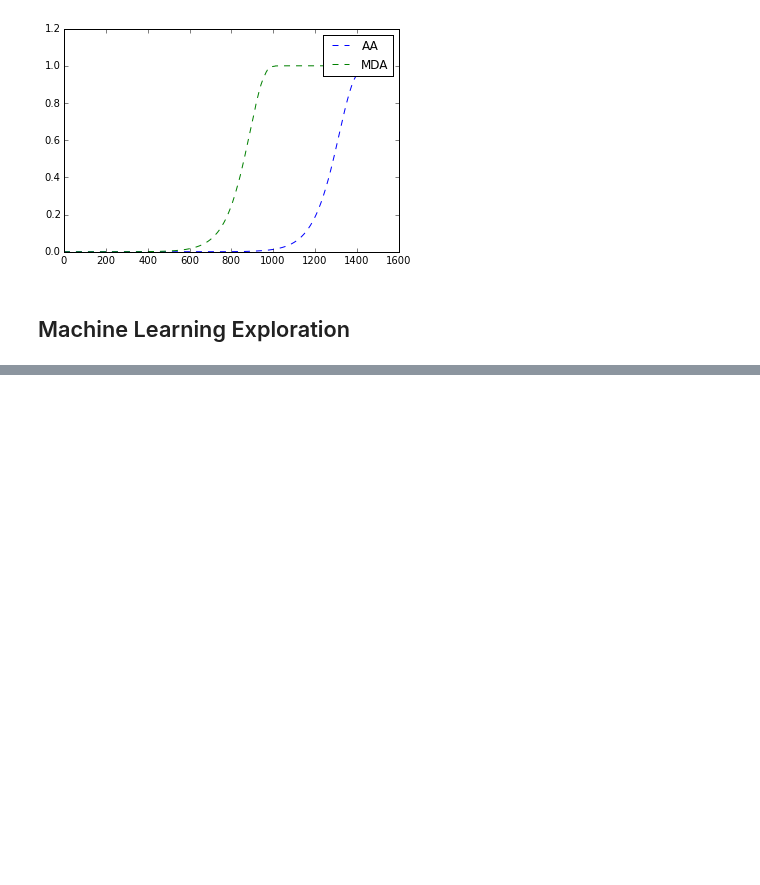
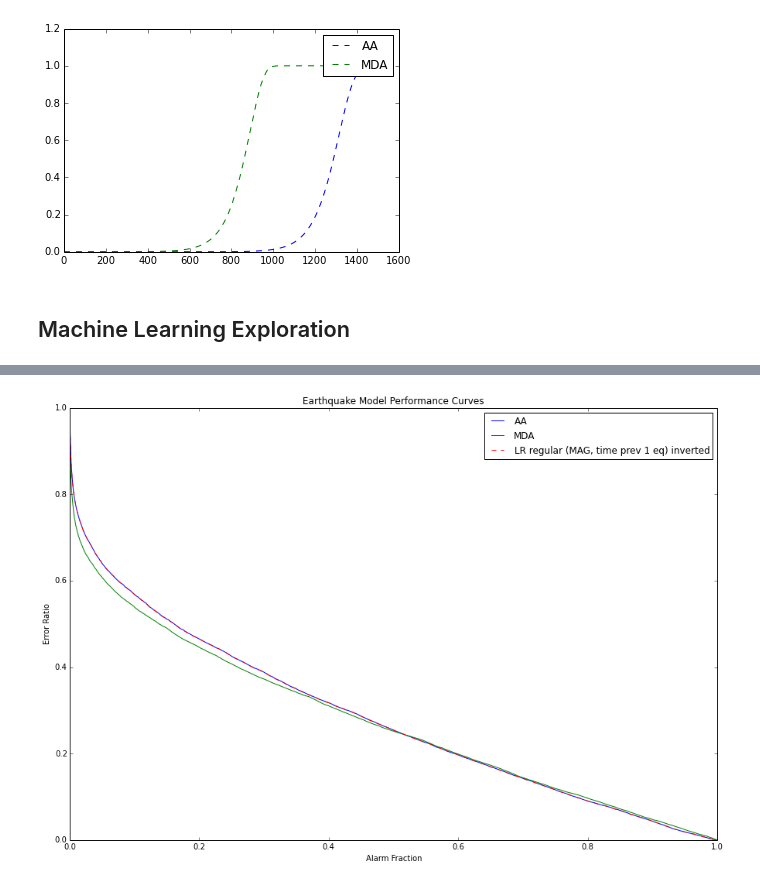
Before and after one commit to AlvinYuan/analyzers, a Jupyter notebook: notebooks/CS294.ipynb, the cells around one changed output, grey strips where cells are left out. Cells and saved outputs as stored; diff of their text form; code cells hidden in the pictures; blank space fills up the shorter version.

```diff
--- a/notebooks/CS294.ipynb
+++ b/notebooks/CS294.ipynb
@@ -884,0 +1003,85 @@ Wall time: 6.52 s
+# %%
+%%time
+"""
+Input: raw magnitude, time to previous 1-8 earthquakes
+Output: time till next earthquake
+Model: ElasticNet (regularized LinearRegression)
+Model Parameters: default
+Model->Alarm Model Function: simple_inverter_alarm_func_generator
+---Results---
+Similar to the previous exploration but now we regularize.
+Similar findings: more features helps but eventually leads to overfitting.
+Interestingly, the third earthquake maintains a non-zero coefficient even as more features are added.
+This might be an indicator/confirmation that 3 is a good number of events to look back at.
+"""
+labels = []
+for beginning_cutoff in range(1, 8):
+    # Set up Input/Output data
+    end_cutoff = 1
+    training_event_times = np.matrix(training["datetime"].values).getT()
+    training_matrix = np.matrix(training[["MAG"]].values)[beginning_cutoff:]
+    for i in range(1, beginning_cutoff + 1):
+        training_matrix = np.concatenate((training_matrix, offset_till_nth_next(training_event_times, i)[beginning_cutoff-i:]), axis=1)
+    training_goals = offset_till_nth_next(training_event_times, n)[beginning_cutoff:]
+    training_event_times = training_event_times[beginning_cutoff:]
+    test_event_times = np.matrix(test["datetime"].values).getT()
+    test_matrix = np.matrix(test[["MAG"]].values)[beginning_cutoff:]
+    for i in range(1, beginning_cutoff + 1):
+        test_matrix = np.concatenate((test_matrix, offset_till_nth_next(test_event_times, i)[beginning_cutoff-i:]), axis=1)
+    test_event_times = test_event_times[beginning_cutoff:]
+
+    # Set up Model
+    model = linear_model.ElasticNet()
+
+    # Set up Model->Alarm Model Function
+    def simple_inverter_alarm_func_generator(multiplier, max_alarm_length):
+        def alarm_func(time_predictions):
+            start_offsets = np.zeros([time_predictions.shape[0], 1])
+            stop_offsets = multiplier * np.maximum(0, (max_alarm_length - time_predictions))
+            return start_offsets, stop_offsets
+        return alarm_func
+
+    alarm_func_generator = simple_inverter_alarm_func_generator
+
+    # Training/Evaluation Variables
+    max_alarm_length = np.max(offset_till_nth_next(training_event_times, 1))
+    # Compute alarm_fractions and error_ratios for regression trees on magnitude data by varying multipler
+    multipliers = [max_alarm_length * .985**i for i in range(1500)]
+
+    # Training
+    model.fit(training_matrix[:-end_cutoff,:], training_goals)
+    alarm_fractions = []
+    error_ratios = []
+    for multiplier in multipliers:
+        alarm_model = convert_time_prediction_model_to_alarm_model(model, alarm_func_generator(multiplier, max_alarm_length))
+        alarms = alarm_model(training_matrix, training_event_times)
+        predicted, time_contributions = process_alarms(training_event_times, alarms)
+        alarm_fractions.append(alarm_fraction(training_event_times, time_contributions))
+        error_ratios.append(error_ratio(predicted))
+    check_coverage(alarm_fractions, error_ratios)
+    training_points = clean_points(alarm_fractions, error_ratios)
+    # Print Training Results
+    print "Coefficients: ", model.coef_
+    print "Model Goodness of Fit: ", model.score(training_matrix[:-n,:], training_goals)
+
+    # Evaluation
+    alarm_fractions = []
+    error_ratios = []
+    for multiplier in multipliers:
+        alarm_model = convert_time_prediction_model_to_alarm_model(model, alarm_func_generator(multiplier, max_alarm_length))
+        alarms = alarm_model(test_matrix, test_event_times)
+        predicted, time_contributions = process_alarms(test_event_times, alarms)
+        alarm_fractions.append(alarm_fraction(test_event_times, time_contributions))
+        error_ratios.append(error_ratio(predicted))
+    check_coverage(alarm_fractions, error_ratios)
+    test_points = clean_points(alarm_fractions, error_ratios)
+
+    label = "LR regular (MAG, time prev " + str(beginning_cutoff) + " eq) inverted"
+    labels.append(label)
+    tested_models[label] = { "training": training_points, "test": test_points }
+
+# Print and Plot Results
+printScoresAgainstBaselines(labels, True)
+plotAgainstBaselines(labels[0])
+plotAgainstBaselines(labels[-1])
+# %% [output]
@@ -884,0 +1105 @@ Wall time: 6.52 s
+[figure, added]
```
Also changed, not shown: parts of 16 cells of this notebook.
